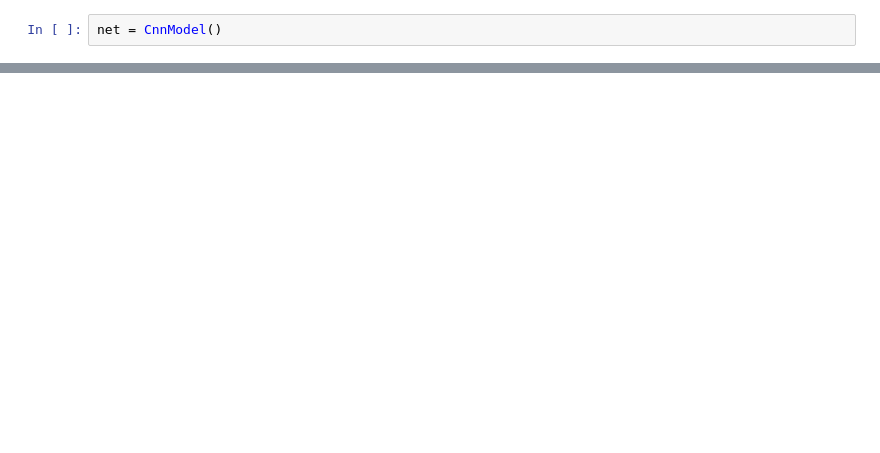
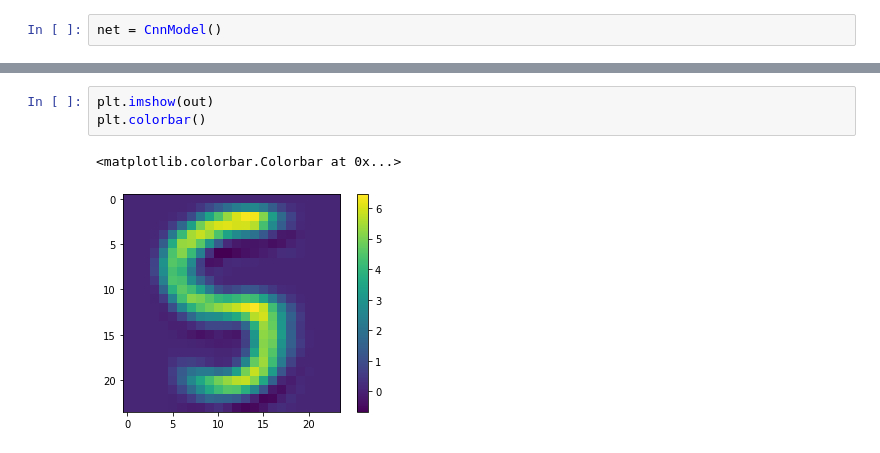
Before and after one commit to mathysgrapotte/deepexplain, a Jupyter notebook: Intro/Tutorial.ipynb, the cells around one changed output, grey strips where cells are left out. Saved outputs shown, nothing was run; the diff lists cells and outputs as text; blank space fills up the shorter version.

```diff
--- a/Intro/Tutorial.ipynb
+++ b/Intro/Tutorial.ipynb
@@ -82,0 +167,6 @@ tensor([[0.9934, 0.0066],
+# %%
+plt.imshow(out)
+plt.colorbar()
+# %% [output]
+<matplotlib.colorbar.Colorbar at 0x...>
+[figure, added]
```
Also changed, not shown: parts of 38 cells of this notebook, 1 other file.
